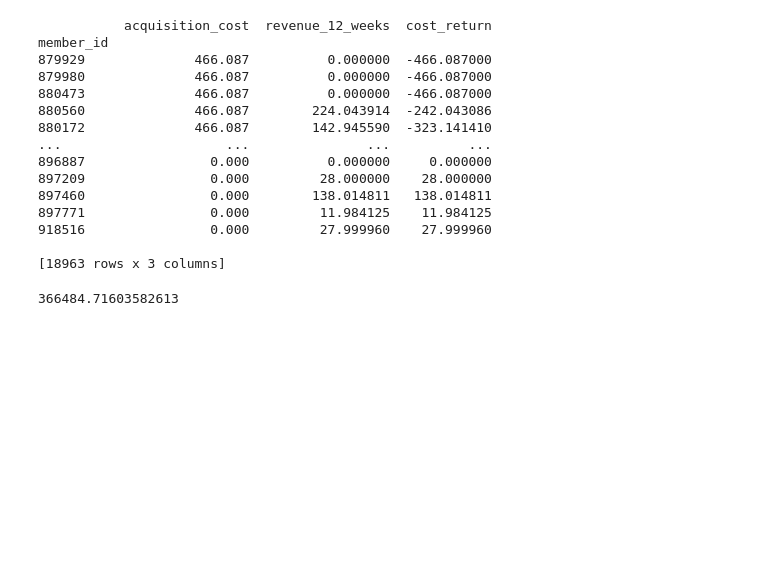
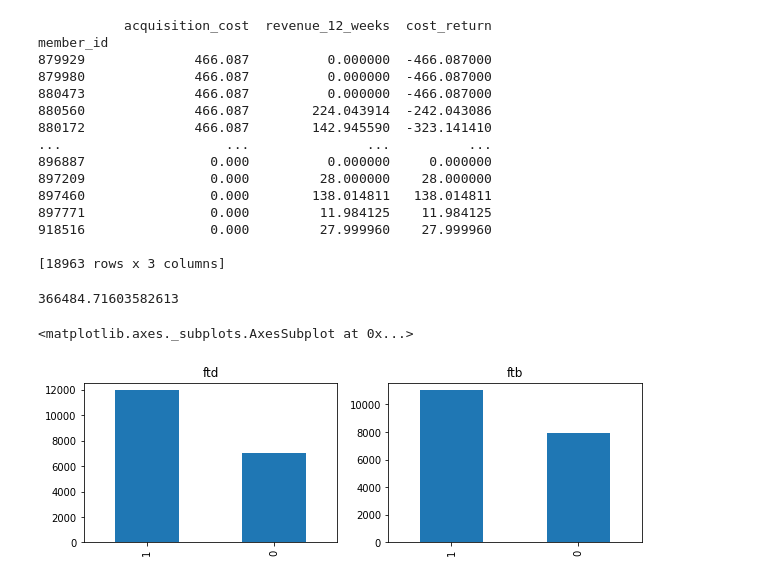
Before and after one commit to MRI-2021/Computer-science-fundamentals, a Jupyter notebook: Analysis member_activity_and_ demographics.ipynb, the cells around one changed output. Saved outputs shown, nothing was run; the diff lists cells and outputs as text; code cells hidden in the pictures; blank space fills up the shorter version.

```diff
--- a/Analysis member_activity_and_ demographics.ipynb
+++ b/Analysis member_activity_and_ demographics.ipynb
@@ -259,3 +388,27 @@ cost_return_loss = df_gb['cost_return'].sum().sum()
 print(cost_return_loss)
 # %% [output]
 366484.71603582613
+# %%
+## Let's create dataframe using these columns. To make the query faster.
+df_j["signup_count"] = "1"
+
+data = [df_j["ftd"], df_j["ftb"], df_j["bet_5"], df_j["retained_1_week"], df_j["retained_4_weeks"], df_j["signup_count"]]
+
+headers = ["ftd", "ftb", "bet_5", "retained_1_week", "retained_4_weeks", "signup_count"]
+df_graph = pd.concat(data, axis=1, keys=headers)
+print(df_graph)
+# %%
+import matplotlib.pyplot as plt
+
+fig = plt.figure(figsize=(10,10))
+fig_dims = (3, 2)
+
+plt.subplot2grid(fig_dims, (0, 0))
+df_graph['ftd'].value_counts().plot(kind='bar',
+                                     title='ftd')
+plt.subplot2grid(fig_dims, (0, 1))
+df_graph['ftb'].value_counts().plot(kind='bar',
+                                     title='ftb')
+# %% [output]
+<matplotlib.axes._subplots.AxesSubplot at 0x...>
+[figure, added]
```
Also changed, not shown: parts of 13 cells of this notebook.
